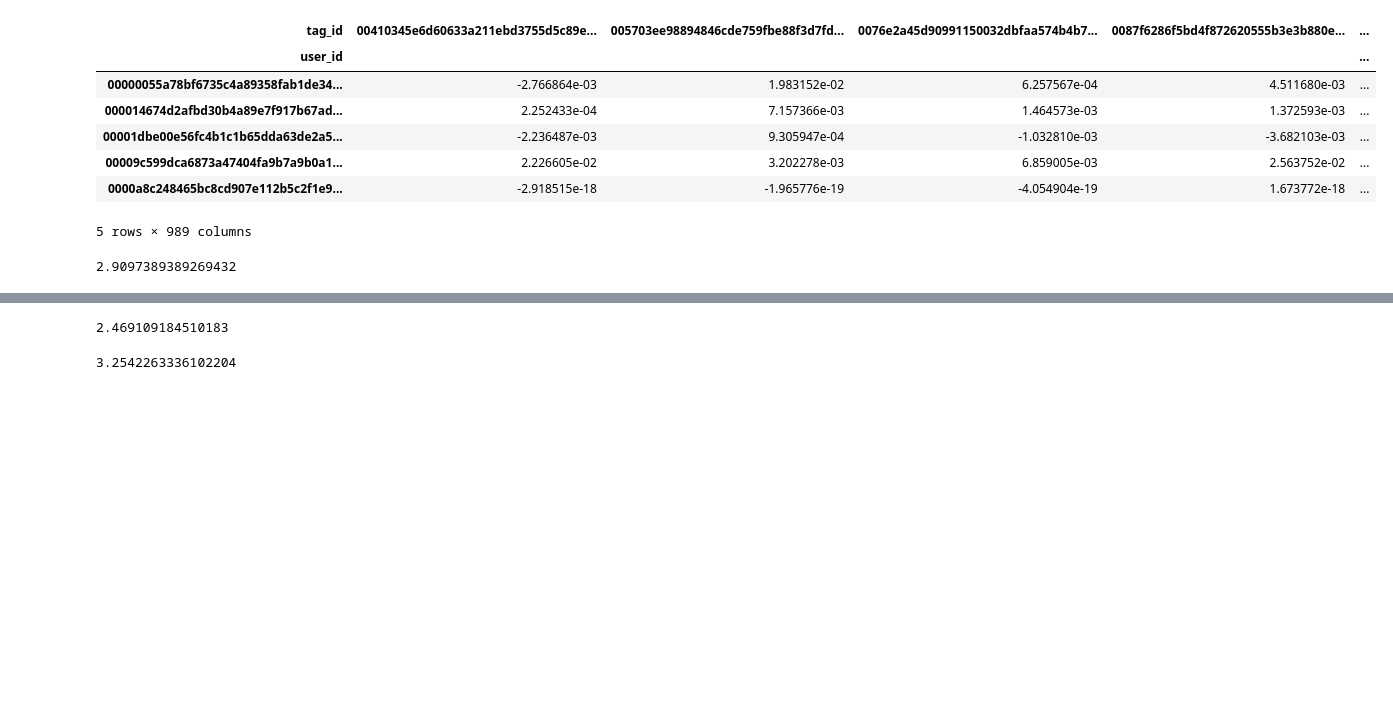
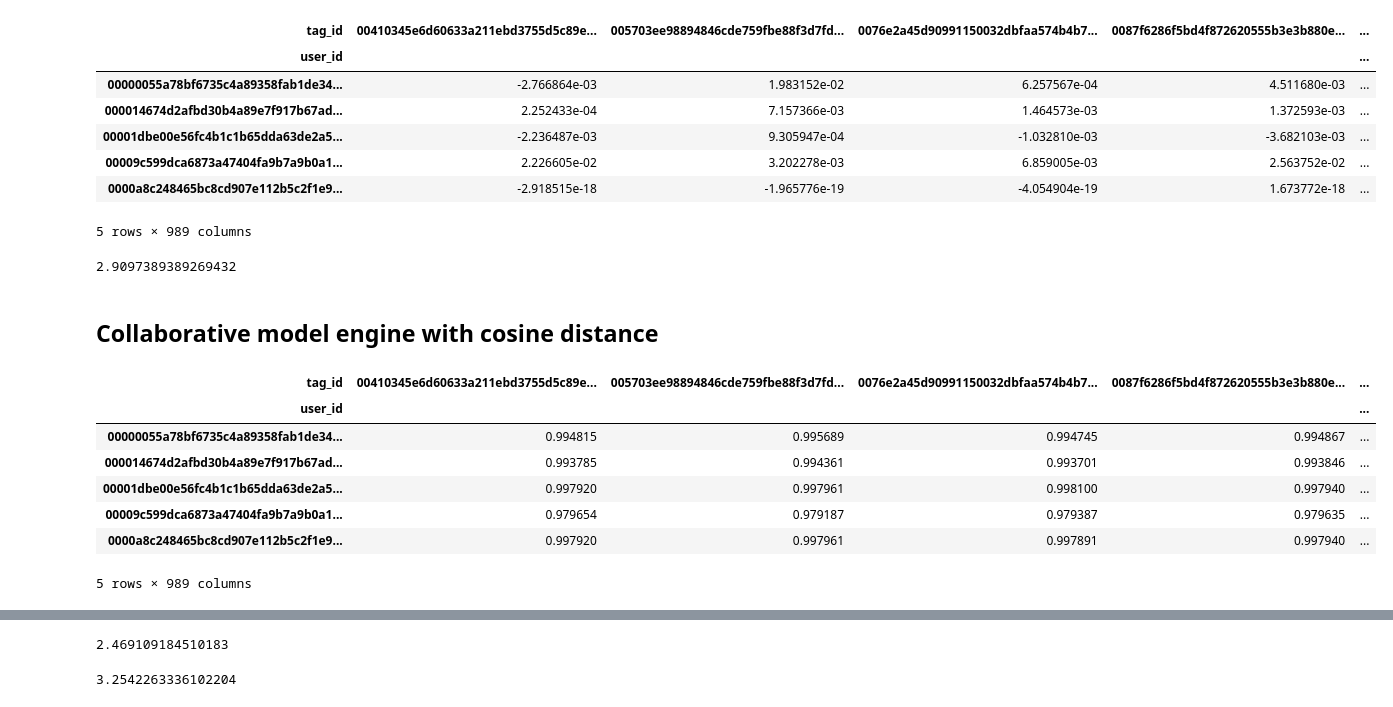
Before and after one commit to hjlopes/collaborative-filtering, a Jupyter notebook: notebooks/Model analysis.ipynb, the cells around one changed output, grey strips where cells are left out. Drawn from its saved outputs; the diff is of its cells as text; code cells hidden in the pictures; blank space fills up the shorter version.

Commit message:
Added model with cosine and euclidean distances

```diff
--- a/notebooks/Model analysis.ipynb
+++ b/notebooks/Model analysis.ipynb
@@ -142,3 +139,5 @@ def eval_model(predictions, test):
 eval_model(predictions_df, test_df)
 # %% [output]
 2.9097389389269432
+# %% [markdown]
+## Collaborative model engine with cosine distance
@@ -144,0 +146,19 @@ eval_model(predictions_df, test_df)
+# %%
+def cosine_distance_model():
+    item_similarity = pairwise_distances(train_user_tags_df.values.T, metric='cosine')
+    user_predictions = train_user_tags_df.values.dot(item_similarity)/np.abs(item_similarity.sum(axis=1))
+    # Here we are dealing with distances, so the lower the distance the best, which is the inverse of the SDV
+    user_predictions = 1 / (1 + user_predictions)
+    return pd.DataFrame(user_predictions, columns=train_user_tags_df.columns, index=train_user_tags_df.index)
+# %%
+cosine_predictions_df = cosine_distance_model()
+cosine_predictions_df.head()
+# %% [output]
+| tag_id | 00410345e6d60633a211ebd3755d5c89e... | 005703ee98894846cde759fbe88f3d7fd... | 0076e2a45d90991150032dbfaa574b4b7... | 0087f6286f5bd4f872620555b3e3b880e... | ... |
+| user_id |  |  |  |  | ... |
+| 00000055a78bf6735c4a89358fab1de34... | 0.994815 | 0.995689 | 0.994745 | 0.994867 | ... |
+| 000014674d2afbd30b4a89e7f917b67ad... | 0.993785 | 0.994361 | 0.993701 | 0.993846 | ... |
+| 00001dbe00e56fc4b1c1b65dda63de2a5... | 0.997920 | 0.997961 | 0.998100 | 0.997940 | ... |
+| 00009c599dca6873a47404fa9b7a9b0a1... | 0.979654 | 0.979187 | 0.979387 | 0.979635 | ... |
+| 0000a8c248465bc8cd907e112b5c2f1e9... | 0.997920 | 0.997961 | 0.997891 | 0.997940 | ... |
+5 rows × 989 columns
```
Also changed, not shown: parts of 7 cells of this notebook.
